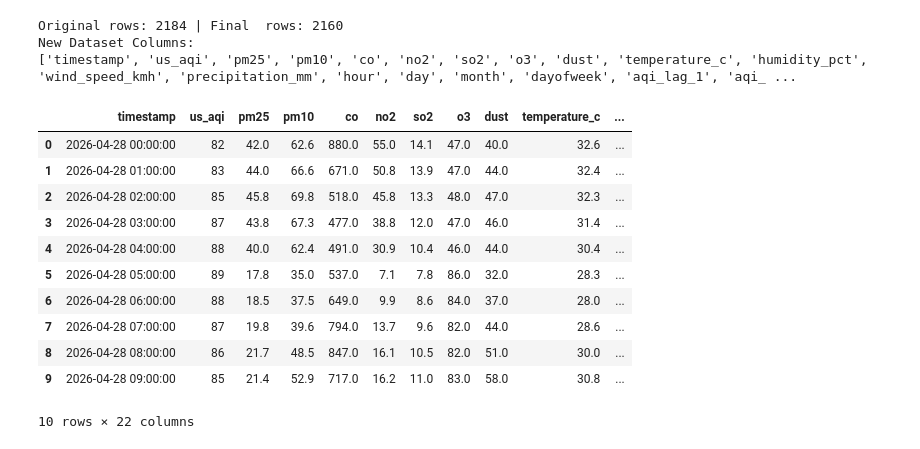
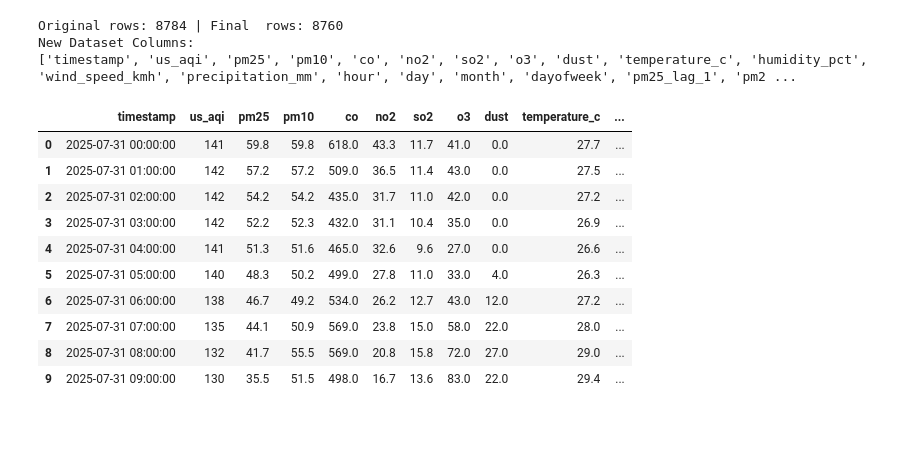
Before and after one commit to Moosa-Hassan/lahore_aqi, a Jupyter notebook: code/fetch.ipynb, the cells around one changed output. Saved outputs shown, nothing was run; the diff lists cells and outputs as text; code cells hidden in the pictures.

Commit message:
trained and evaluated models

```diff
--- a/code/fetch.ipynb
+++ b/code/fetch.ipynb
@@ -18,3 +1,31 @@ DAYS_TO_FETCH    = 90
+# %%
+# Imports
+!pip install -q hopsworks pandas requests numpy matplotlib seaborn confluent-kafka xgboost tensorflow shap
+import os
+from dotenv import load_dotenv
+import requests
+import pandas as pd
+import numpy as np
+import matplotlib.pyplot as plt
+import seaborn as sns
+from datetime import datetime, timedelta
+import hopsworks
+from google.colab import userdata
+from sklearn.model_selection import train_test_split
+from sklearn.linear_model import Ridge
+from sklearn.ensemble import RandomForestRegressor
+from sklearn.metrics import mean_squared_error, mean_absolute_error, r2_score
+import joblib
+import xgboost as xgb
+import tensorflow as tf
+from tensorflow.keras.models import Sequential
+from tensorflow.keras.layers import Dense, Dropout, LSTM, GRU
+from tensorflow.keras.callbacks import EarlyStopping
+from sklearn.preprocessing import StandardScaler
+
+CITY = "Lahore"
+DAYS_TO_FETCH    = 365
+HOPSWORKS_API_KEY = userdata.get("hopscotch")
 # %%
 # fetching air quality data from open meteo
 def get_city_coordinates(city_name):
@@ -138,43 +149,42 @@ Final raw dataset shape: (2184, 13)
 # %%
 # feature engineerinh
 # get features from timestamp to get periodic patterns
 df_raw["hour"] = df_raw["timestamp"].dt.hour
 df_raw["day"] = df_raw["timestamp"].dt.day
 df_raw["month"] = df_raw["timestamp"].dt.month
 df_raw["dayofweek"] = df_raw["timestamp"].dt.dayofweek  # 0=Monday - 6=Sunday
 
 # reading of aqi and pm25 for an hour and day ago repesented by lag (lagging)
-df_raw["aqi_lag_1"] = df_raw["us_aqi"].shift(1)
-df_raw["aqi_lag_24"] = df_raw["us_aqi"].shift(24)
+# df_raw["aqi_lag_1"] = df_raw["us_aqi"].shift(1)
+# df_raw["aqi_lag_24"] = df_raw["us_aqi"].shift(24)
 df_raw["pm25_lag_1"] = df_raw["pm25"].shift(1)
 df_raw["pm25_lag_1"] = df_raw["pm25"].shift(24)
 
 # how much aqi changed from previous hour
-df_raw["aqi_change_rate"] = df_raw["us_aqi"] - df_raw["aqi_lag_1"]
+# df_raw["aqi_change_rate"] = df_raw["us_aqi"] - df_raw["aqi_lag_1"]
 
 # rolling average
 df_raw["pm25_rolling_24h"] = df_raw["pm25"].rolling(window=24, min_periods=1).mean()
 
 # drop rows with nan entries for clean dataset
 df_features = df_raw.dropna().reset_index(drop=True)
 
 print(f"Original rows: {len(df_raw)} | Final  rows: {len(df_features)}")
 print("New Dataset Columns:")
 print(df_features.columns.tolist())
 display(df_features.head(10))
 # %% [output]
-Original rows: 2184 | Final  rows: 2160
+Original rows: 8784 | Final  rows: 8760
 New Dataset Columns:
-['timestamp', 'us_aqi', 'pm25', 'pm10', 'co', 'no2', 'so2', 'o3', 'dust', 'temperature_c', 'humidity_pct', 'wind_speed_kmh', 'precipitation_mm', 'hour', 'day', 'month', 'dayofweek', 'aqi_lag_1', 'aqi_ ...
+['timestamp', 'us_aqi', 'pm25', 'pm10', 'co', 'no2', 'so2', 'o3', 'dust', 'temperature_c', 'humidity_pct', 'wind_speed_kmh', 'precipitation_mm', 'hour', 'day', 'month', 'dayofweek', 'pm25_lag_1', 'pm2 ...
 |  | timestamp | us_aqi | pm25 | pm10 | co | no2 | so2 | o3 | dust | temperature_c | ... |
-| 0 | 2026-04-28 00:00:00 | 82 | 42.0 | 62.6 | 880.0 | 55.0 | 14.1 | 47.0 | 40.0 | 32.6 | ... |
-| 1 | 2026-04-28 01:00:00 | 83 | 44.0 | 66.6 | 671.0 | 50.8 | 13.9 | 47.0 | 44.0 | 32.4 | ... |
-| 2 | 2026-04-28 02:00:00 | 85 | 45.8 | 69.8 | 518.0 | 45.8 | 13.3 | 48.0 | 47.0 | 32.3 | ... |
-| 3 | 2026-04-28 03:00:00 | 87 | 43.8 | 67.3 | 477.0 | 38.8 | 12.0 | 47.0 | 46.0 | 31.4 | ... |
-| 4 | 2026-04-28 04:00:00 | 88 | 40.0 | 62.4 | 491.0 | 30.9 | 10.4 | 46.0 | 44.0 | 30.4 | ... |
-| 5 | 2026-04-28 05:00:00 | 89 | 17.8 | 35.0 | 537.0 | 7.1 | 7.8 | 86.0 | 32.0 | 28.3 | ... |
-| 6 | 2026-04-28 06:00:00 | 88 | 18.5 | 37.5 | 649.0 | 9.9 | 8.6 | 84.0 | 37.0 | 28.0 | ... |
-| 7 | 2026-04-28 07:00:00 | 87 | 19.8 | 39.6 | 794.0 | 13.7 | 9.6 | 82.0 | 44.0 | 28.6 | ... |
-| 8 | 2026-04-28 08:00:00 | 86 | 21.7 | 48.5 | 847.0 | 16.1 | 10.5 | 82.0 | 51.0 | 30.0 | ... |
-| 9 | 2026-04-28 09:00:00 | 85 | 21.4 | 52.9 | 717.0 | 16.2 | 11.0 | 83.0 | 58.0 | 30.8 | ... |
+| 0 | 2025-07-31 00:00:00 | 141 | 59.8 | 59.8 | 618.0 | 43.3 | 11.7 | 41.0 | 0.0 | 27.7 | ... |
+| 1 | 2025-07-31 01:00:00 | 142 | 57.2 | 57.2 | 509.0 | 36.5 | 11.4 | 43.0 | 0.0 | 27.5 | ... |
+| 2 | 2025-07-31 02:00:00 | 142 | 54.2 | 54.2 | 435.0 | 31.7 | 11.0 | 42.0 | 0.0 | 27.2 | ... |
+| 3 | 2025-07-31 03:00:00 | 142 | 52.2 | 52.3 | 432.0 | 31.1 | 10.4 | 35.0 | 0.0 | 26.9 | ... |
+| 4 | 2025-07-31 04:00:00 | 141 | 51.3 | 51.6 | 465.0 | 32.6 | 9.6 | 27.0 | 0.0 | 26.6 | ... |
+| 5 | 2025-07-31 05:00:00 | 140 | 48.3 | 50.2 | 499.0 | 27.8 | 11.0 | 33.0 | 4.0 | 26.3 | ... |
+| 6 | 2025-07-31 06:00:00 | 138 | 46.7 | 49.2 | 534.0 | 26.2 | 12.7 | 43.0 | 12.0 | 27.2 | ... |
+| 7 | 2025-07-31 07:00:00 | 135 | 44.1 | 50.9 | 569.0 | 23.8 | 15.0 | 58.0 | 22.0 | 28.0 | ... |
+| 8 | 2025-07-31 08:00:00 | 132 | 41.7 | 55.5 | 569.0 | 20.8 | 15.8 | 72.0 | 27.0 | 29.0 | ... |
+| 9 | 2025-07-31 09:00:00 | 130 | 35.5 | 51.5 | 498.0 | 16.7 | 13.6 | 83.0 | 22.0 | 29.4 | ... |
-10 rows × 22 columns
```
Also changed, not shown: parts of 9 cells of this notebook, 2 other files.
